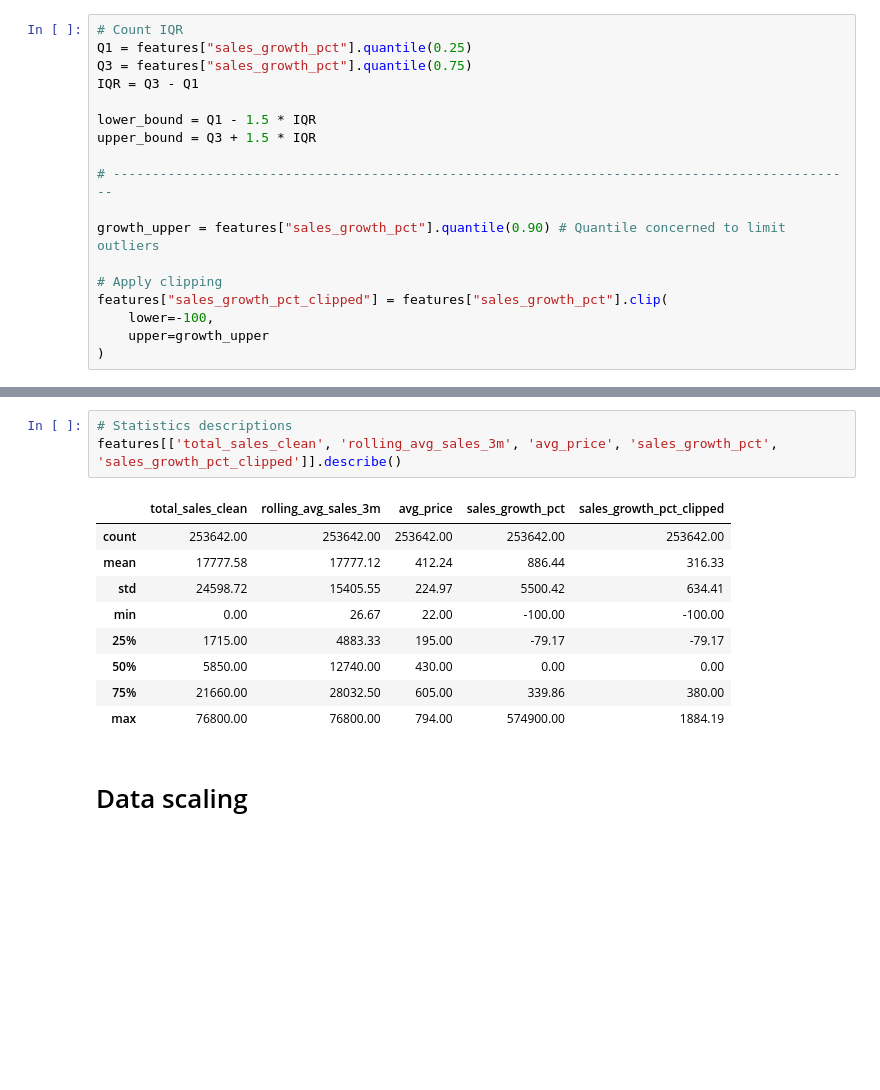
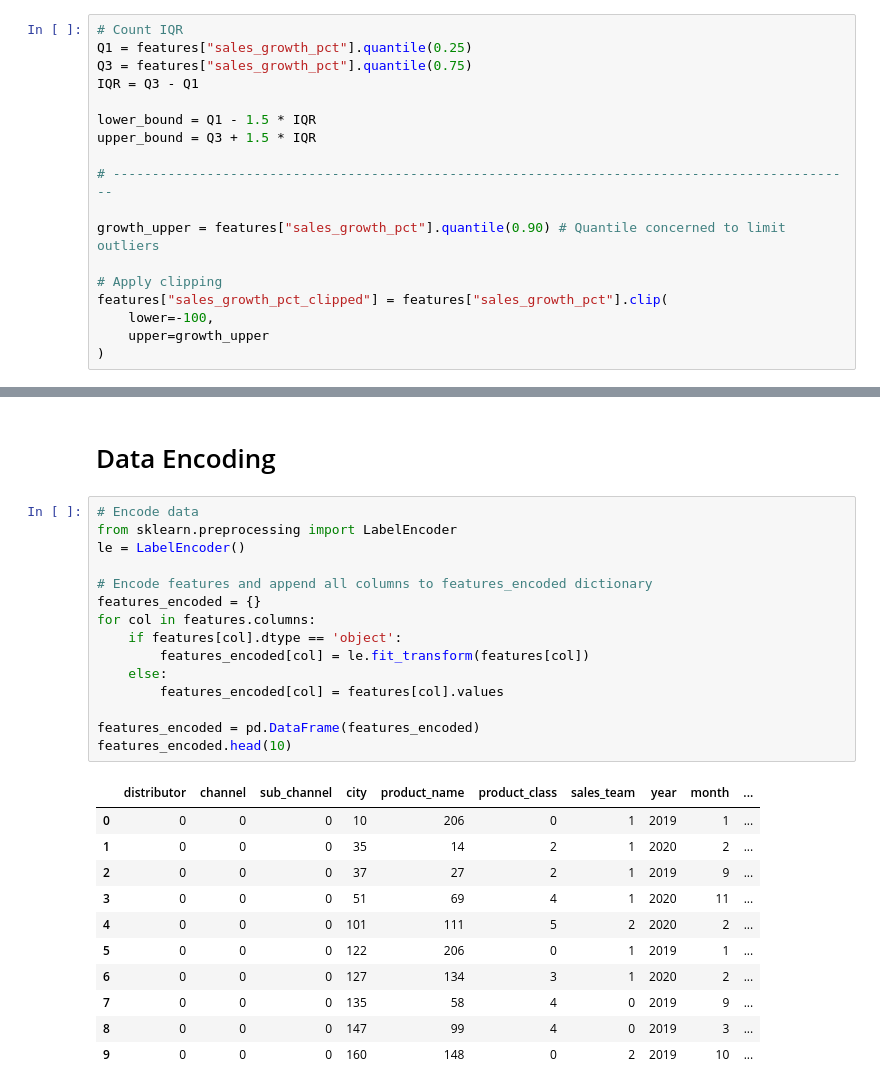
Before and after one commit to Mipjeiger/mini-project-pharmacy-business-engineering-end-to-end, a Jupyter notebook: notebooks/sales.ipynb, the cells around one changed output, grey strips where cells are left out. Saved outputs shown, nothing was run; the diff lists cells and outputs as text; blank space fills up the shorter version.

```diff
--- a/notebooks/sales.ipynb
+++ b/notebooks/sales.ipynb
@@ -120,18 +120,32 @@ features.head(10)
 | 7 | Bashirian-Kassulke | Hospital | Government | Derne | Atrabicin Alkerotec | Antiseptics | Alfa | 2019 | November | ... |
 | 8 | Bashirian-Kassulke | Hospital | Government | Dreieich | Effidomide Evofribrate | Antiseptics | Alfa | 2019 | February | ... |
 | 9 | Bashirian-Kassulke | Hospital | Government | Elmshorn | Lovephilus | Analgesics | Charlie | 2019 | October | ... |
-# %%
-# Statistics descriptions
-features[['total_sales_clean', 'rolling_avg_sales_3m', 'avg_price', 'sales_growth_pct', 'sales_growth_pct_clipped']].describe()
-# %% [output]
-|  | total_sales_clean | rolling_avg_sales_3m | avg_price | sales_growth_pct | sales_growth_pct_clipped |
-| count | 253642.00 | 253642.00 | 253642.00 | 253642.00 | 253642.00 |
-| mean | 17777.58 | 17777.12 | 412.24 | 886.44 | 316.33 |
-| std | 24598.72 | 15405.55 | 224.97 | 5500.42 | 634.41 |
-| min | 0.00 | 26.67 | 22.00 | -100.00 | -100.00 |
-| 25% | 1715.00 | 4883.33 | 195.00 | -79.17 | -79.17 |
-| 50% | 5850.00 | 12740.00 | 430.00 | 0.00 | 0.00 |
-| 75% | 21660.00 | 28032.50 | 605.00 | 339.86 | 380.00 |
-| max | 76800.00 | 76800.00 | 794.00 | 574900.00 | 1884.19 |
-# %% [markdown]
-# Data scaling
+# %% [markdown]
+# Data Encoding
+# %%
+# Encode data
+from sklearn.preprocessing import LabelEncoder
+le = LabelEncoder()
+
+# Encode features and append all columns to features_encoded dictionary
+features_encoded = {}
+for col in features.columns:
+    if features[col].dtype == 'object':
+        features_encoded[col] = le.fit_transform(features[col])
+    else:
+        features_encoded[col] = features[col].values
+
+features_encoded = pd.DataFrame(features_encoded)
+features_encoded.head(10)
+# %% [output]
+|  | distributor | channel | sub_channel | city | product_name | product_class | sales_team | year | month | ... |
+| 0 | 0 | 0 | 0 | 10 | 206 | 0 | 1 | 2019 | 1 | ... |
+| 1 | 0 | 0 | 0 | 35 | 14 | 2 | 1 | 2020 | 2 | ... |
+| 2 | 0 | 0 | 0 | 37 | 27 | 2 | 1 | 2019 | 9 | ... |
+| 3 | 0 | 0 | 0 | 51 | 69 | 4 | 1 | 2020 | 11 | ... |
+| 4 | 0 | 0 | 0 | 101 | 111 | 5 | 2 | 2020 | 2 | ... |
+| 5 | 0 | 0 | 0 | 122 | 206 | 0 | 1 | 2019 | 1 | ... |
+| 6 | 0 | 0 | 0 | 127 | 134 | 3 | 1 | 2020 | 2 | ... |
+| 7 | 0 | 0 | 0 | 135 | 58 | 4 | 0 | 2019 | 9 | ... |
+| 8 | 0 | 0 | 0 | 147 | 99 | 4 | 0 | 2019 | 3 | ... |
+| 9 | 0 | 0 | 0 | 160 | 148 | 0 | 2 | 2019 | 10 | ... |
```
Also changed, not shown: parts of 17 cells of this notebook, 2 other files.
